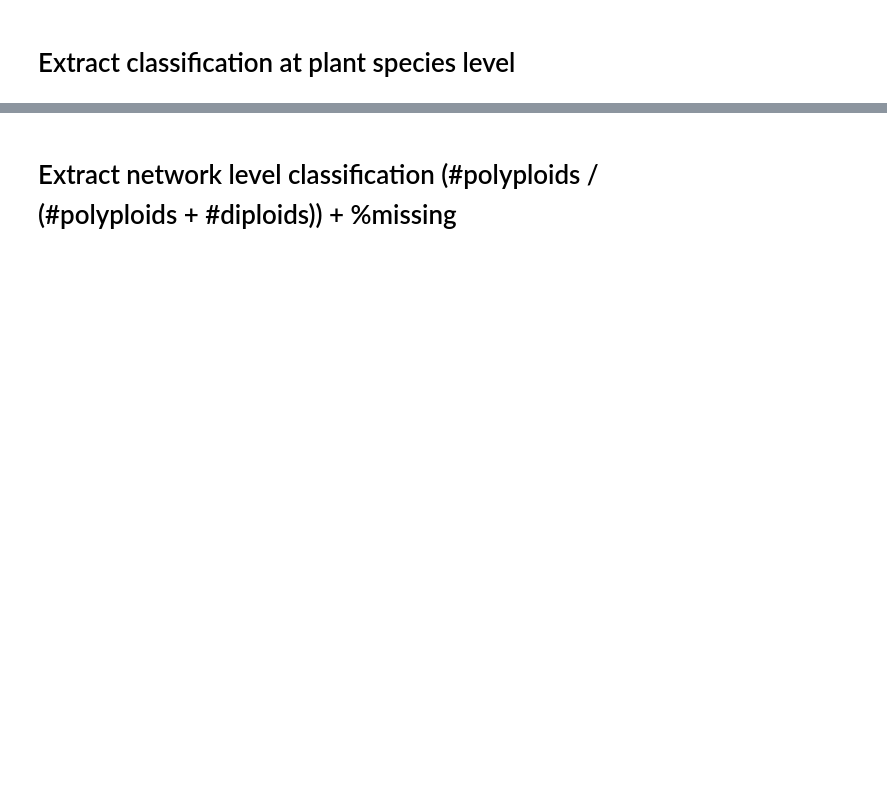
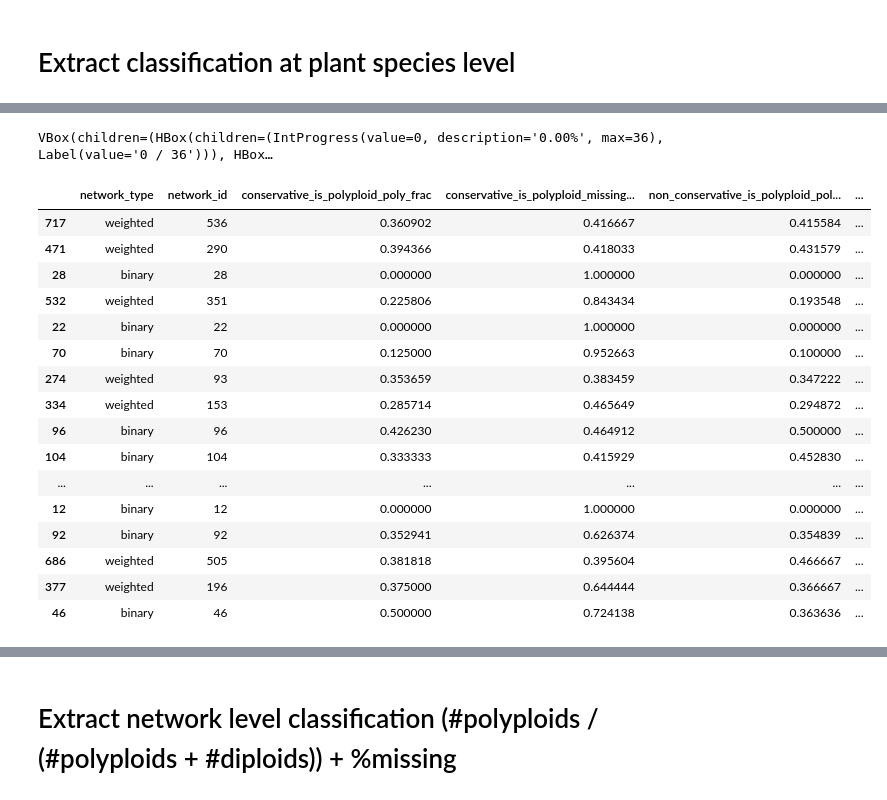
Before and after one commit to halabikeren/plant_pollinator_networks, a Jupyter notebook: notebooks/extract_ploidy_classification.ipynb, the cells around one changed output, grey strips where cells are left out. Drawn from its saved outputs; the diff is of its cells as text; code cells hidden in the pictures; blank space fills up the shorter version.

```diff
--- a/notebooks/extract_ploidy_classification.ipynb
+++ b/notebooks/extract_ploidy_classification.ipynb
@@ -154,0 +217,15 @@ network_classification.to_csv(f"{os.getcwd()}/network_classification.csv", index
+# %%
+def get_network_stats(rec: pd.Series) -> list:
+    network_path = f"{all_networks_dir}{rec.network_type}/{rec.network_id}.csv"
+    network = pd.read_csv(network_path)
+    plants = network.Plant.str.lower().unique().tolist()
+    n_plants = len(plants)
+    n_resolved = len(plant_classification.loc[(plant_classification.original_name.isin(plants)) & (plant_classification.resolved_name.notna())].original_name.unique())
+    n_classified = len(plant_classification.loc[(plant_classification.original_name.isin(plants)) & (plant_classification.conservative_is_polyploid_by_resolved.notna())].original_name.unique())
+    n_polyploids = len(plant_classification.loc[(plant_classification.original_name.isin(plants)) & (plant_classification.conservative_is_polyploid_by_resolved == 1)].original_name.unique())
+    n_diploids = len(plant_classification.loc[(plant_classification.original_name.isin(plants)) & (plant_classification.conservative_is_polyploid_by_resolved == 0)].original_name.unique())
+    return n_plants, n_resolved, n_classified, n_polyploids, n_diploids
+
+network_classification[["num_plants", "num_resolved", "num_classified", "num_polyploids", "num_diploids"]] = network_classification.parallel_apply(get_network_stats, axis=1, result_type="expand")
+# %% [output]
+VBox(children=(HBox(children=(IntProgress(value=0, description='0.00%', max=36), Label(value='0 / 36'))), HBox…
@@ -154,0 +234,20 @@ network_classification.to_csv(f"{os.getcwd()}/network_classification.csv", index
+# %%
+network_classification.loc[network_classification.conservative_is_polyploid_missing_frac >= 0.3].sort_values("num_plants", ascending=False).iloc[:20]
+# %% [output]
+|  | network_type | network_id | conservative_is_polyploid_poly_frac | conservative_is_polyploid_missing... | non_conservative_is_polyploid_pol... | ... |
+| 717 | weighted | 536 | 0.360902 | 0.416667 | 0.415584 | ... |
+| 471 | weighted | 290 | 0.394366 | 0.418033 | 0.431579 | ... |
+| 28 | binary | 28 | 0.000000 | 1.000000 | 0.000000 | ... |
+| 532 | weighted | 351 | 0.225806 | 0.843434 | 0.193548 | ... |
+| 22 | binary | 22 | 0.000000 | 1.000000 | 0.000000 | ... |
+| 70 | binary | 70 | 0.125000 | 0.952663 | 0.100000 | ... |
+| 274 | weighted | 93 | 0.353659 | 0.383459 | 0.347222 | ... |
+| 334 | weighted | 153 | 0.285714 | 0.465649 | 0.294872 | ... |
+| 96 | binary | 96 | 0.426230 | 0.464912 | 0.500000 | ... |
+| 104 | binary | 104 | 0.333333 | 0.415929 | 0.452830 | ... |
+| ... | ... | ... | ... | ... | ... | ... |
+| 12 | binary | 12 | 0.000000 | 1.000000 | 0.000000 | ... |
+| 92 | binary | 92 | 0.352941 | 0.626374 | 0.354839 | ... |
+| 686 | weighted | 505 | 0.381818 | 0.395604 | 0.466667 | ... |
+| 377 | weighted | 196 | 0.375000 | 0.644444 | 0.366667 | ... |
+| 46 | binary | 46 | 0.500000 | 0.724138 | 0.363636 | ... |
```
Also changed, not shown: parts of 36 cells of this notebook, 4 other files.
